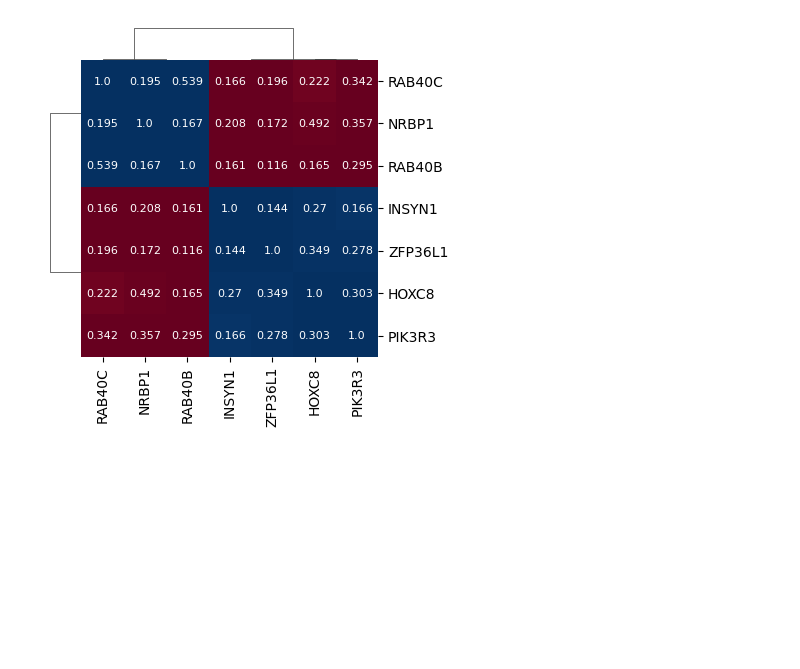
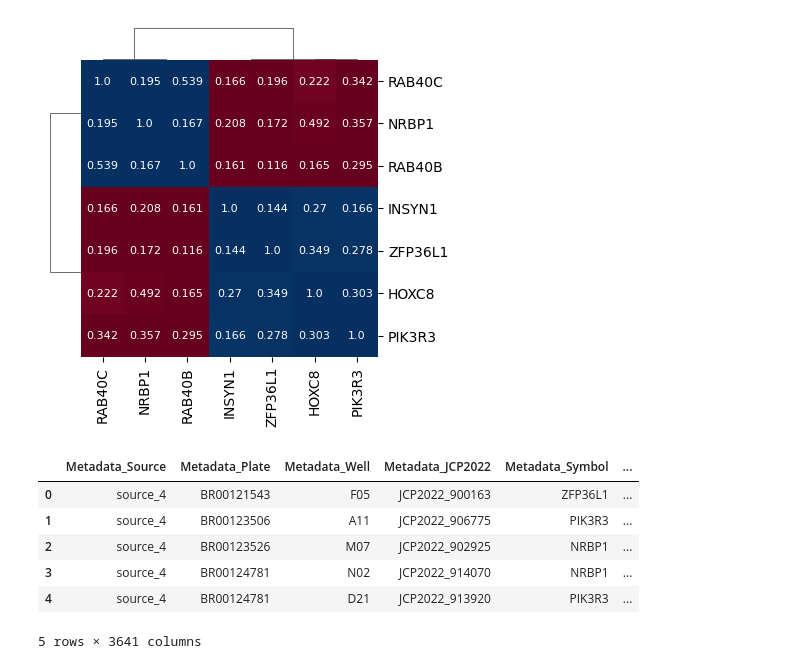
Before and after one commit to jump-cellpainting/2024_Chandrasekaran_Morphmap, a Jupyter notebook: 07.compute-cosine-similarities/12.explore-RAB40B-INSYN1-connections.ipynb, the cells around one changed output. Cells and saved outputs as stored; diff of their text form; code cells hidden in the pictures; blank space fills up the shorter version.

```diff
--- a/07.compute-cosine-similarities/12.explore-RAB40B-INSYN1-connections.ipynb
+++ b/07.compute-cosine-similarities/12.explore-RAB40B-INSYN1-connections.ipynb
@@ -145,3 +148,26 @@ plt.savefig(f"figures/ORF-connections-{'-'.join(top_similar)}.png", dpi=300)
 plt.savefig(f"figures/ORF-connections-{'-'.join(top_similar)}.svg", dpi=300)
 # %% [output]
 [figure]
+# %%
+orf_metadata_df = pd.read_csv(
+    "../00.download-and-process-annotations/output/orf_metadata.tsv.gz",
+    sep="\t",
+    usecols=["Metadata_JCP2022", "Metadata_Symbol"],
+)
+
+orf_profiles_with_feature_names_df = utils.consensus(
+    pd.read_parquet("../profiles/profiles_wellpos_cc_var_mad_outlier_orf.parquet")
+    .merge(orf_metadata_df, on="Metadata_JCP2022", how="inner")
+    .query('Metadata_Symbol in @top_similar'),
+    "Metadata_JCP2022",
+)
+
+orf_profiles_with_feature_names_df.head()
+# %% [output]
+|  | Metadata_Source | Metadata_Plate | Metadata_Well | Metadata_JCP2022 | Metadata_Symbol | ... |
+| 0 | source_4 | BR00121543 | F05 | JCP2022_900163 | ZFP36L1 | ... |
+| 1 | source_4 | BR00123506 | A11 | JCP2022_906775 | PIK3R3 | ... |
+| 2 | source_4 | BR00123526 | M07 | JCP2022_902925 | NRBP1 | ... |
+| 3 | source_4 | BR00124781 | N02 | JCP2022_914070 | NRBP1 | ... |
+| 4 | source_4 | BR00124781 | D21 | JCP2022_913920 | PIK3R3 | ... |
+5 rows × 3641 columns
```
Also changed, not shown: parts of 12 cells of this notebook, 15 other files.
